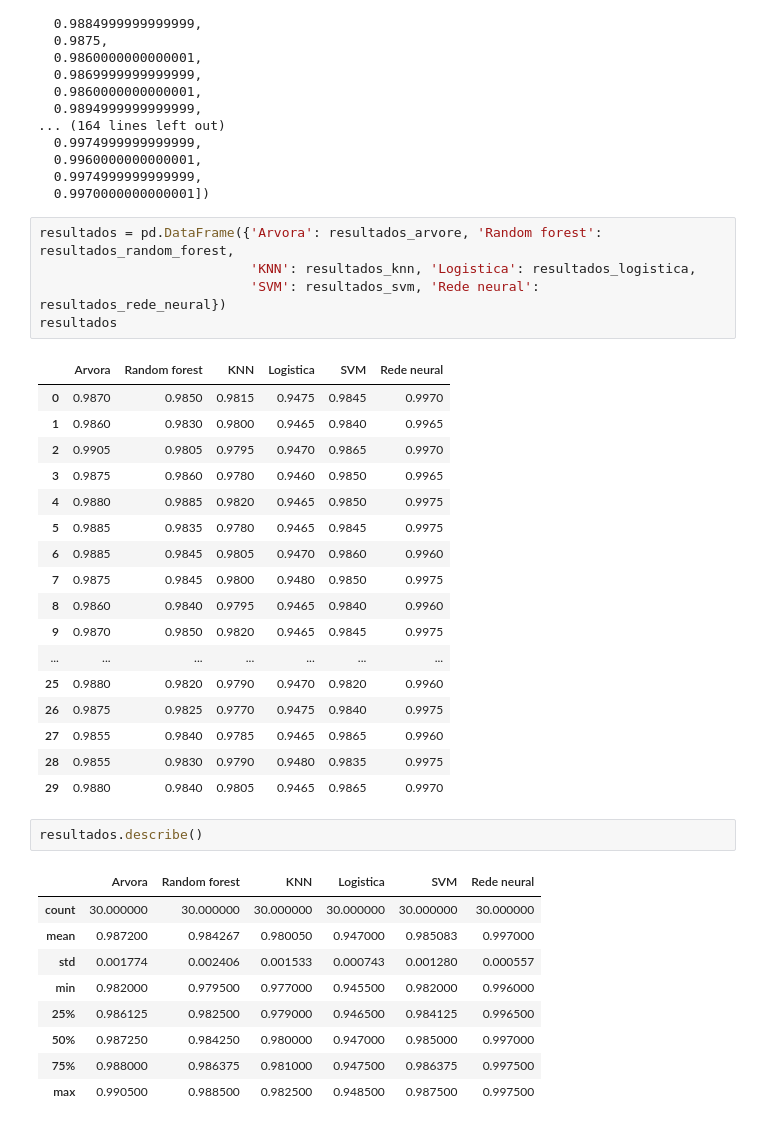
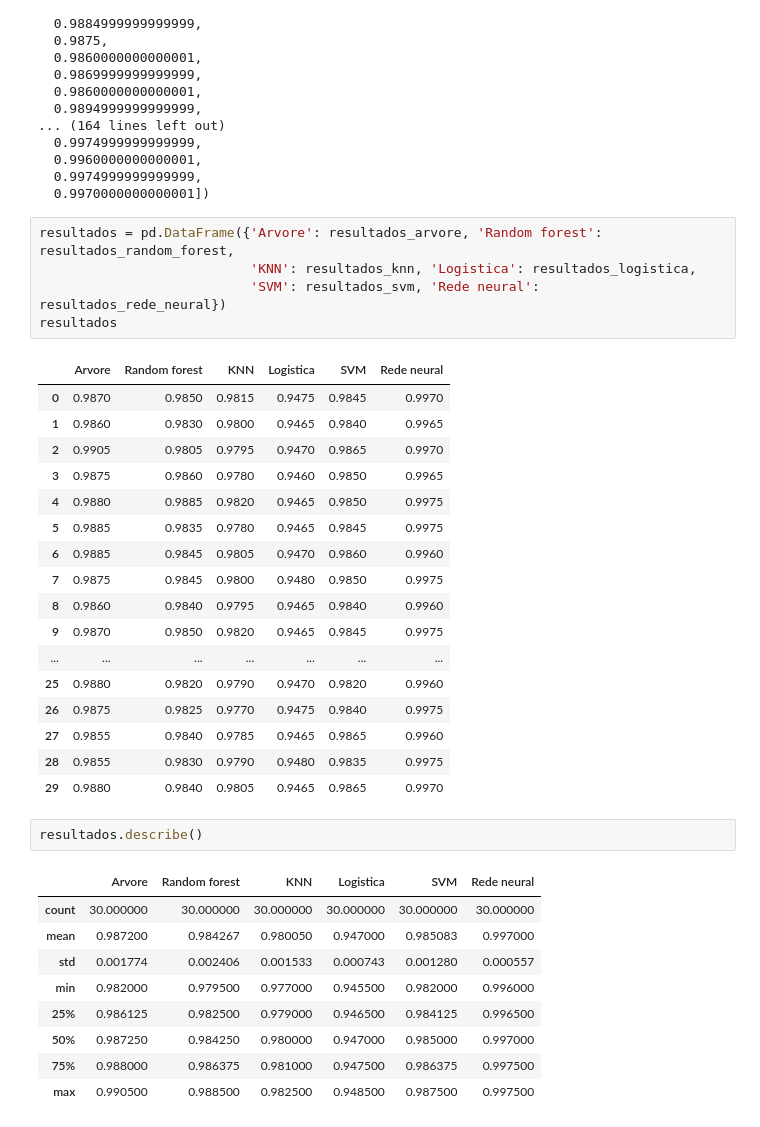
Before and after one commit to Josearthur266/Aprendendo_Machine_Learning, a Jupyter notebook: Avaliacao_de_algoritmo_classificacao/classificacao_algoritmo.ipynb, the cells around one changed output. Drawn from its saved outputs; the diff is of its cells as text.

```diff
--- a/Avaliacao_de_algoritmo_classificacao/classificacao_algoritmo.ipynb
+++ b/Avaliacao_de_algoritmo_classificacao/classificacao_algoritmo.ipynb
@@ -229,12 +229,12 @@ resultados_arvore, resultados_random_forest, resultados_knn, resultados_logistic
   0.9974999999999999,
   0.9970000000000001])
 # %%
-resultados = pd.DataFrame({'Arvora': resultados_arvore, 'Random forest': resultados_random_forest,
+resultados = pd.DataFrame({'Arvore': resultados_arvore, 'Random forest': resultados_random_forest,
                            'KNN': resultados_knn, 'Logistica': resultados_logistica,
                            'SVM': resultados_svm, 'Rede neural': resultados_rede_neural})
 resultados
 # %% [output]
-|  | Arvora | Random forest | KNN | Logistica | SVM | Rede neural |
+|  | Arvore | Random forest | KNN | Logistica | SVM | Rede neural |
 | 0 | 0.9870 | 0.9850 | 0.9815 | 0.9475 | 0.9845 | 0.9970 |
 | 1 | 0.9860 | 0.9830 | 0.9800 | 0.9465 | 0.9840 | 0.9965 |
 | 2 | 0.9905 | 0.9805 | 0.9795 | 0.9470 | 0.9865 | 0.9970 |
@@ -254,7 +254,7 @@ resultados
 # %%
 resultados.describe()
 # %% [output]
-|  | Arvora | Random forest | KNN | Logistica | SVM | Rede neural |
+|  | Arvore | Random forest | KNN | Logistica | SVM | Rede neural |
 | count | 30.000000 | 30.000000 | 30.000000 | 30.000000 | 30.000000 | 30.000000 |
 | mean | 0.987200 | 0.984267 | 0.980050 | 0.947000 | 0.985083 | 0.997000 |
 | std | 0.001774 | 0.002406 | 0.001533 | 0.000743 | 0.001280 | 0.000557 |
```
Also changed, not shown: parts of 2 cells of this notebook.
